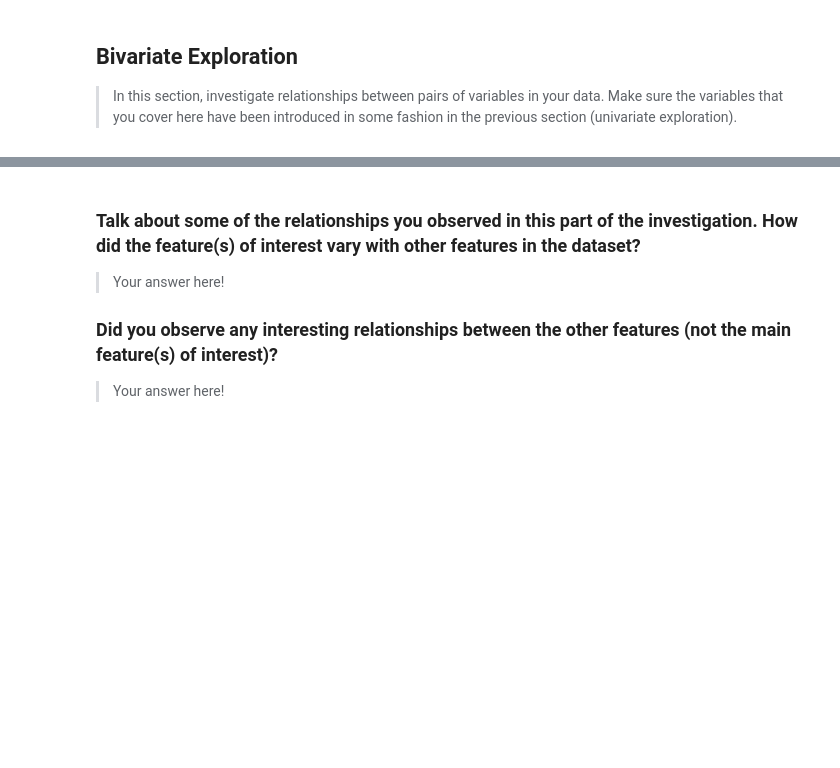
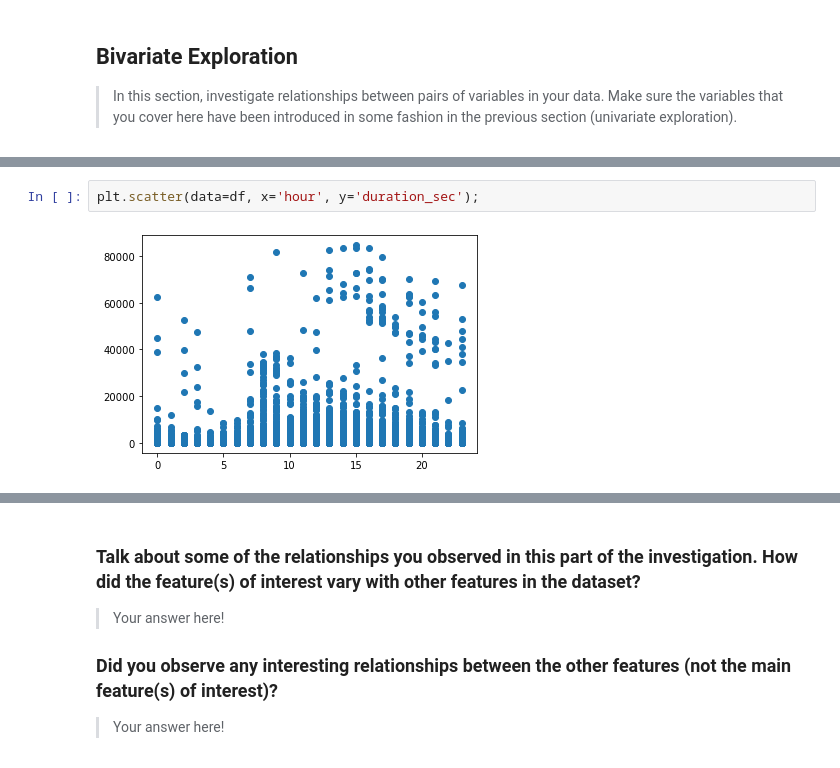
Before and after one commit to tharcyla/communicate-data-findings, a Jupyter notebook: Part_I_Exploration.ipynb, the cells around one changed output, grey strips where cells are left out. Cells and saved outputs as stored; diff of their text form; blank space fills up the shorter version.

```diff
--- a/Part_I_Exploration.ipynb
+++ b/Part_I_Exploration.ipynb
@@ -714,0 +720,4 @@ fashion in the previous section (univariate exploration).
+# %%
+plt.scatter(data=df, x='hour', y='duration_sec');
+# %% [output]
+[figure, added]
```
Also changed, not shown: parts of 15 cells of this notebook.
